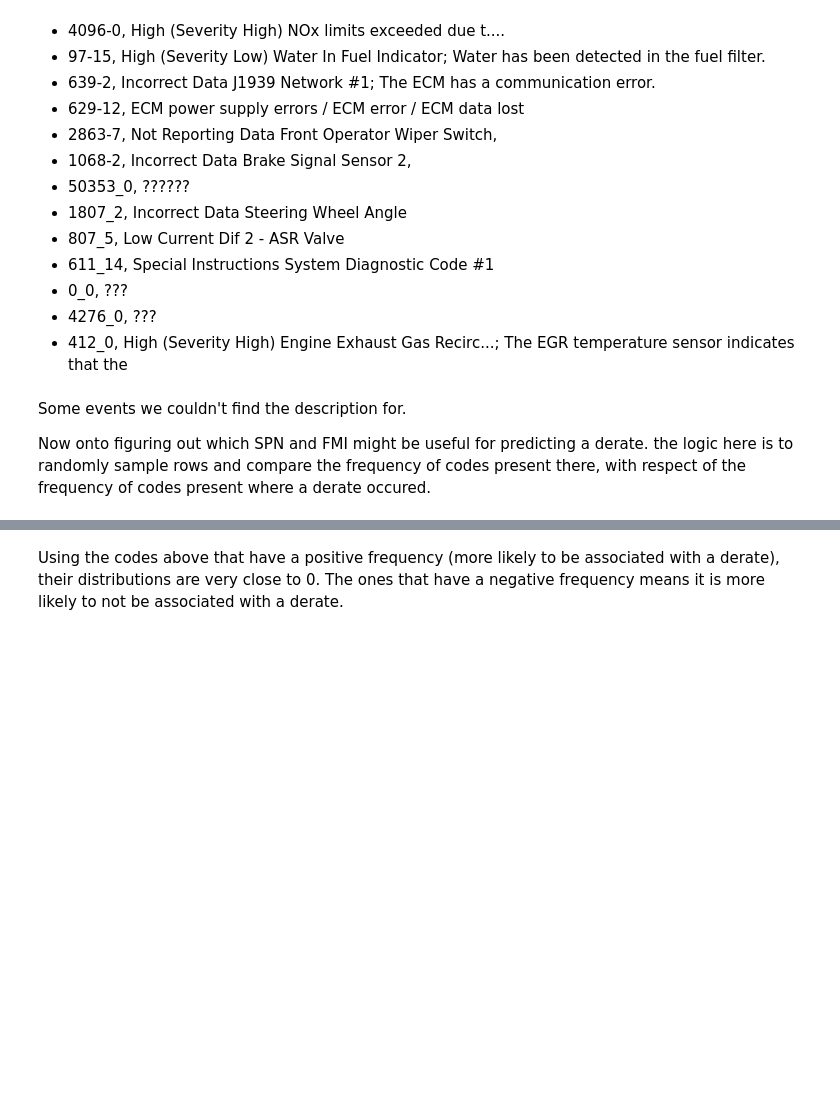
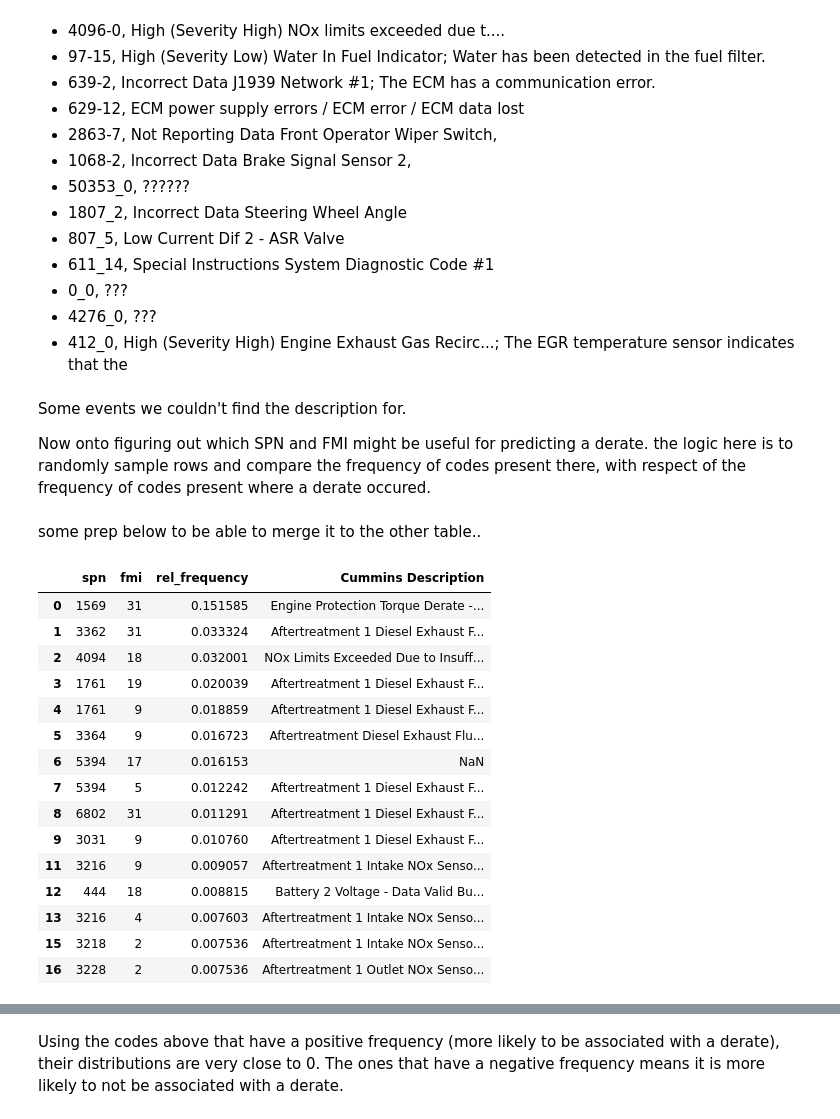
Before and after one commit to tomoumer/big_g_express-elden_ring, a Jupyter notebook: notebooks/data_exploration.ipynb, the cells around one changed output, grey strips where cells are left out. Cells and saved outputs as stored; diff of their text form; code cells hidden in the pictures; blank space fills up the shorter version.

```diff
--- a/notebooks/data_exploration.ipynb
+++ b/notebooks/data_exploration.ipynb
@@ -176,0 +176,2 @@ code_differences.sort_values(by='rel_frequency', ascending=False).head(20)
+# %% [markdown]
+some prep below to be able to merge it to the other table..
@@ -176,0 +192,20 @@ code_differences.sort_values(by='rel_frequency', ascending=False).head(20)
+# %%
+pd.options.display.max_colwidth = 200 #default is 50
+pd.merge(top_code_frequencies, service_fault, left_on=['spn', 'fmi'], right_on=['SPN', 'J1939 FMI'], how='left')[['spn', 'fmi', 'rel_frequency', 'Cummins Description']].drop_duplicates()
+# %% [output]
+|  | spn | fmi | rel_frequency | Cummins Description |
+| 0 | 1569 | 31 | 0.151585 | Engine Protection Torque Derate -... |
+| 1 | 3362 | 31 | 0.033324 | Aftertreatment 1 Diesel Exhaust F... |
+| 2 | 4094 | 18 | 0.032001 | NOx Limits Exceeded Due to Insuff... |
+| 3 | 1761 | 19 | 0.020039 | Aftertreatment 1 Diesel Exhaust F... |
+| 4 | 1761 | 9 | 0.018859 | Aftertreatment 1 Diesel Exhaust F... |
+| 5 | 3364 | 9 | 0.016723 | Aftertreatment Diesel Exhaust Flu... |
+| 6 | 5394 | 17 | 0.016153 | NaN |
+| 7 | 5394 | 5 | 0.012242 | Aftertreatment 1 Diesel Exhaust F... |
+| 8 | 6802 | 31 | 0.011291 | Aftertreatment 1 Diesel Exhaust F... |
+| 9 | 3031 | 9 | 0.010760 | Aftertreatment 1 Diesel Exhaust F... |
+| 11 | 3216 | 9 | 0.009057 | Aftertreatment 1 Intake NOx Senso... |
+| 12 | 444 | 18 | 0.008815 | Battery 2 Voltage - Data Valid Bu... |
+| 13 | 3216 | 4 | 0.007603 | Aftertreatment 1 Intake NOx Senso... |
+| 15 | 3218 | 2 | 0.007536 | Aftertreatment 1 Intake NOx Senso... |
+| 16 | 3228 | 2 | 0.007536 | Aftertreatment 1 Outlet NOx Senso... |
```
Also changed, not shown: parts of 18 cells of this notebook, 7 other files.
